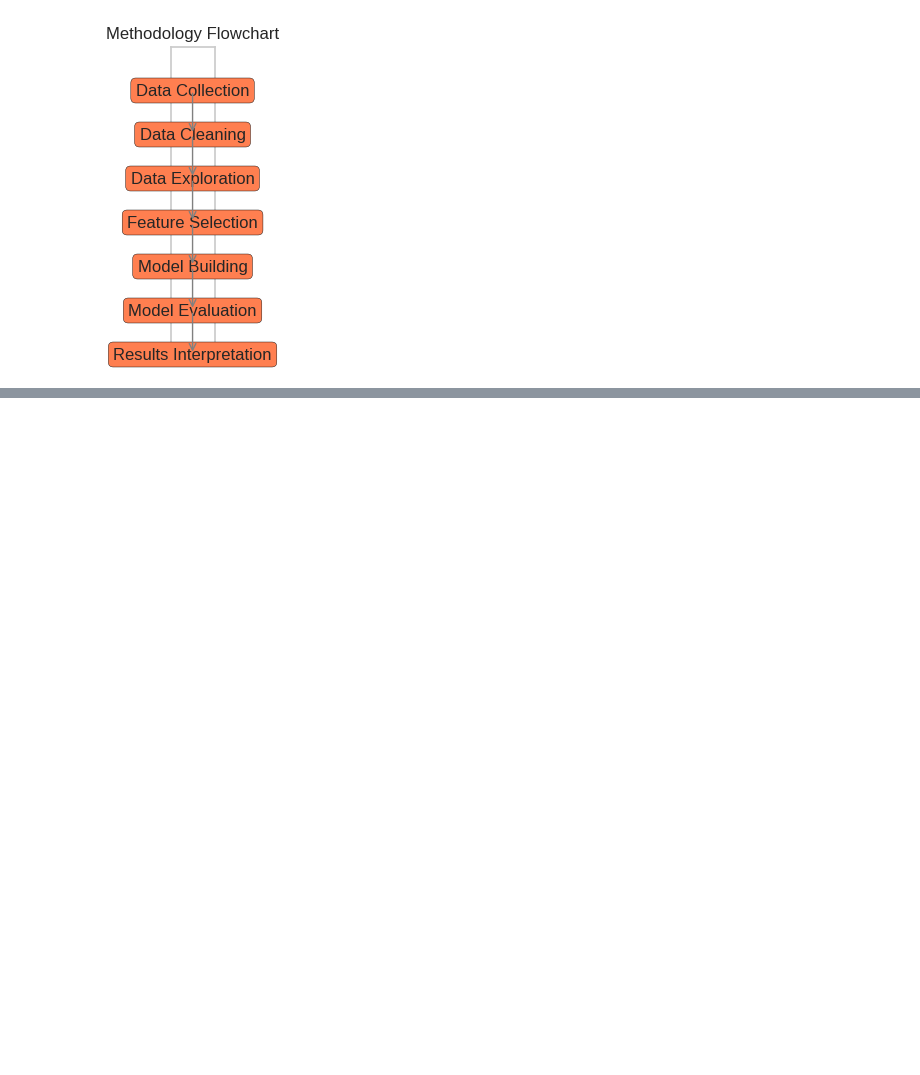
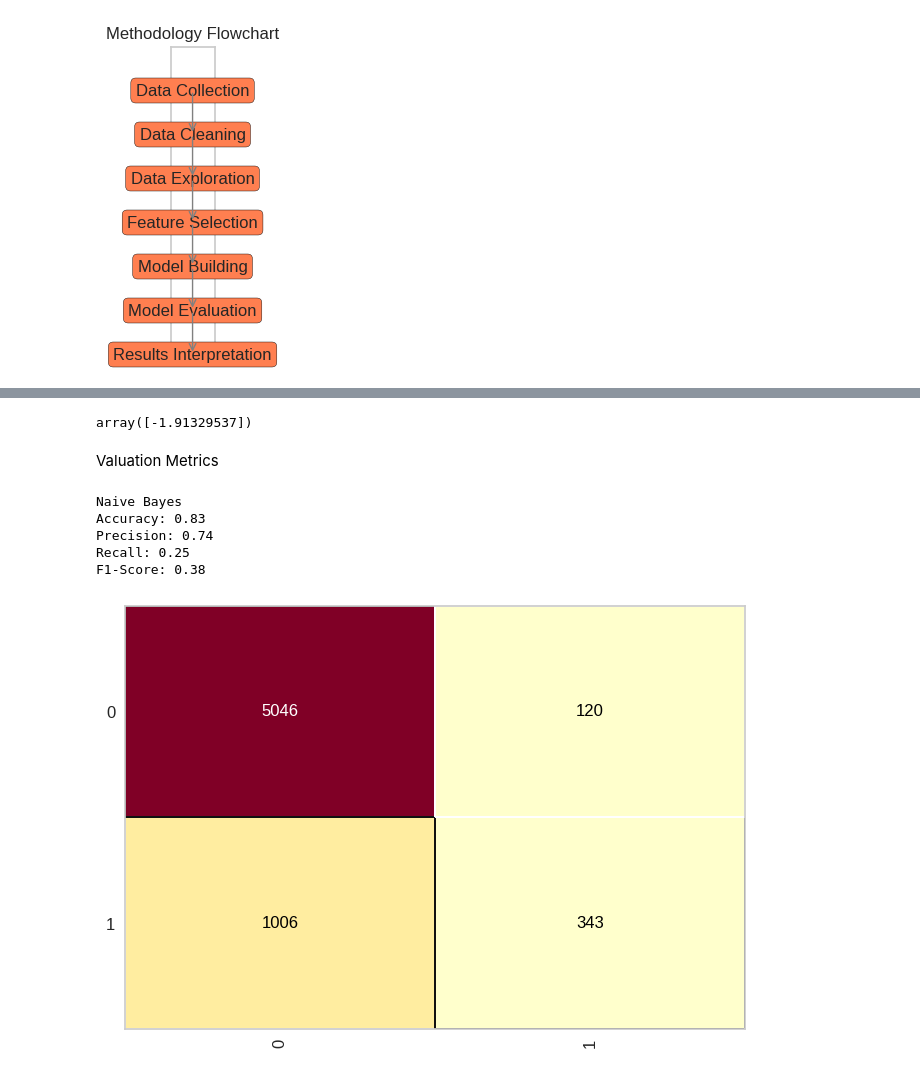
Before and after one commit to brianthomsoncad/TMU-Capstone-project, a Jupyter notebook: BrianThomson_CIND820_TMU_CapstoneProject.ipynb, the cells around one changed output, grey strips where cells are left out. Cells and saved outputs as stored; diff of their text form; code cells hidden in the pictures; blank space fills up the shorter version.

```diff
--- a/BrianThomson_CIND820_TMU_CapstoneProject.ipynb
+++ b/BrianThomson_CIND820_TMU_CapstoneProject.ipynb
@@ -172,0 +236,53 @@ plt.show()
+# %%
+#Nearest Neighbors
+from sklearn.neighbors import KNeighborsClassifier
+knn = KNeighborsClassifier(n_neighbors=20)
+knn.fit(X_training, y_training)
+predict_knn = knn.predict(X_test)
+# %%
+#Logistic Regression
+from sklearn.linear_model import LogisticRegression
+logistic = LogisticRegression(random_state=1)
+logistic.fit(X_training, y_training)
+predict_logistic = logistic.predict(X_test)
+logistic.intercept_
+# %% [output]
+array([-1.91329537])
+# %%
+#SVM
+from sklearn.svm import SVC
+svm = SVC(kernel='rbf', random_state=1, C=2)
+svm.fit(X_training, y_training)
+predict_svm = svm.predict(X_test)
+# %% [markdown]
+Valuation Metrics
+# %%
+#Naive Bayes
+from sklearn.metrics import accuracy_score, precision_score, recall_score, f1_score
+cm = ConfusionMatrix(naive_bayer)
+cm.fit(X_training, y_training)
+cm.score(X_test, y_test)
+# Calculate accuracy
+accuracy = accuracy_score(y_test, predict_NB)
+
+# Calculate precision
+precision = precision_score(y_test, predict_NB)
+
+# Calculate recall
+recall = recall_score(y_test, predict_NB)
+
+# Calculate F1-score
+f1 = f1_score(y_test, predict_NB)
+
+print("\033[1mNaive Bayes\033[0m")
+print(f"Accuracy: {accuracy:.2f}")
+print(f"Precision: {precision:.2f}")
+print(f"Recall: {recall:.2f}")
+print(f"F1-Score: {f1:.2f}")
+# %% [output]
+Naive Bayes
+Accuracy: 0.83
+Precision: 0.74
+Recall: 0.25
+F1-Score: 0.38
+[figure, added]
```
Also changed, not shown: parts of 12 cells of this notebook.
